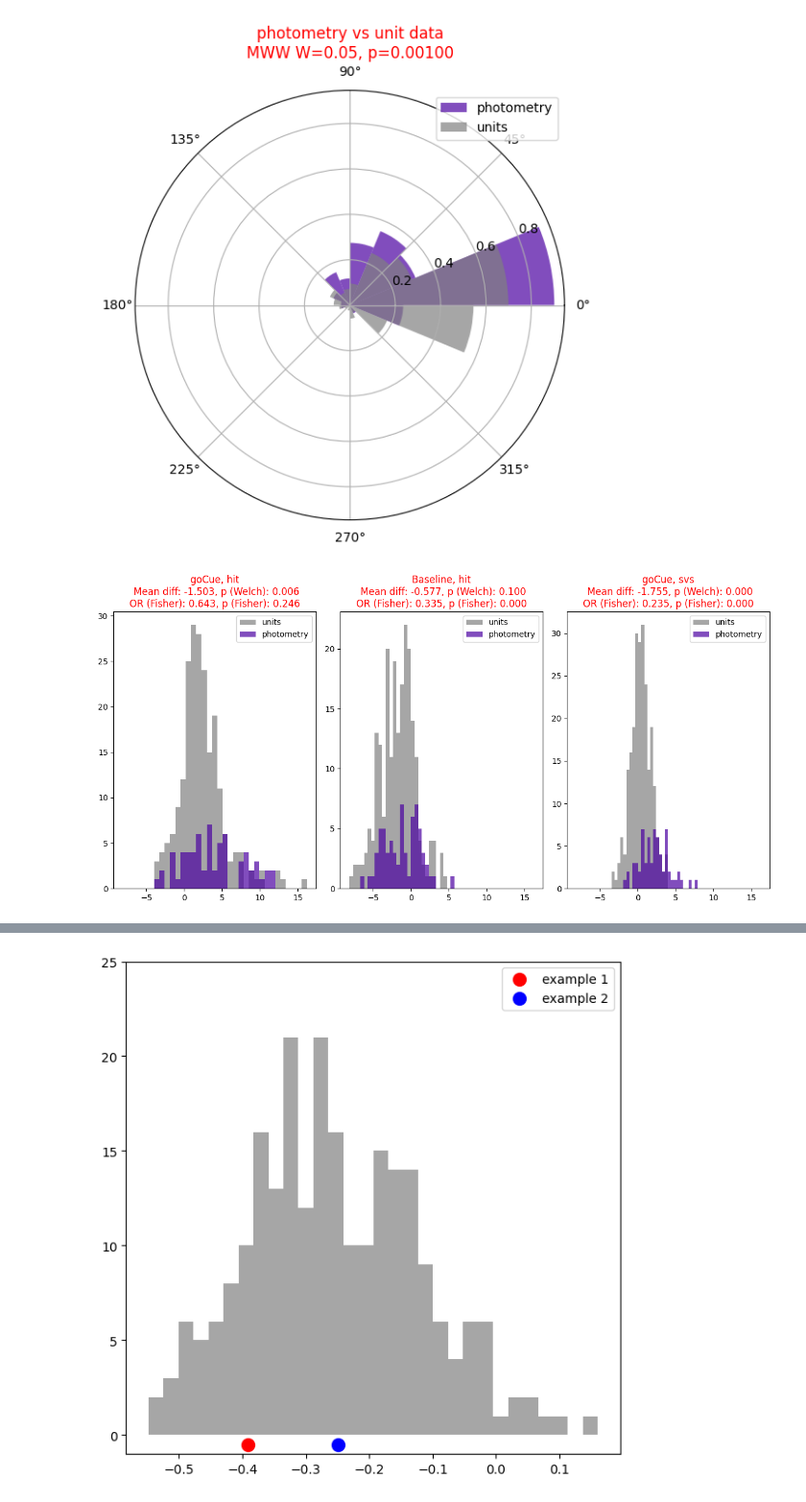
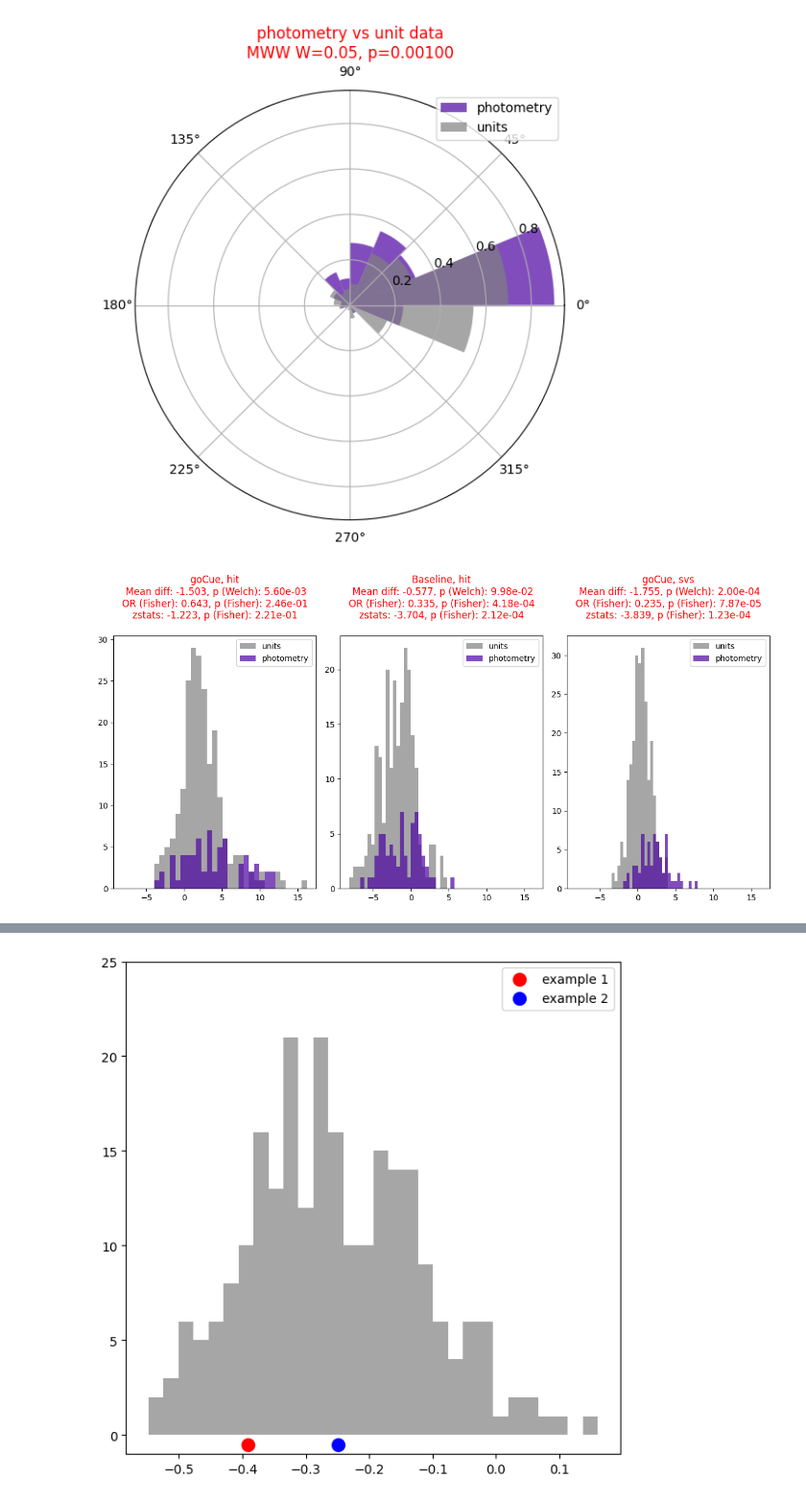
Before and after one commit to AllenNeuralDynamics/aind-beh-ephys-analysis, a Jupyter notebook: code/beh_ephys_analysis/session_combine/manuscript_figures/F_ephys_behavior_action&outcome.ipynb, the cells around one changed output, grey strips where cells are left out. Shown at 96% size. Saved outputs shown, nothing was run; the diff lists cells and outputs as text; code cells hidden in the pictures.

```diff
--- a/code/beh_ephys_analysis/session_combine/manuscript_figures/F_ephys_behavior_action&outcome.ipynb
+++ b/code/beh_ephys_analysis/session_combine/manuscript_figures/F_ephys_behavior_action&outcome.ipynb
@@ -1928,8 +1952,9 @@ result_z = binary_shift_X_vs_Y(
 )
 ax.set_title(
     f'goCue, hit\n '
-    f'Mean diff: {result["mean_diff_X_minus_Y"]:.3f}, p (Welch): {result["p_value_permutation"]:.3f}\n'
-    f'OR (Fisher): {result_z["odds_ratio_fisher"]:.3f}, p (Fisher): {result_z["p_value_fisher"]:.3f}',
+    f'Mean diff: {result["mean_diff_X_minus_Y"]:.3f}, p (Welch): {result["p_value_permutation"]:.2e}\n'
+    f'OR (Fisher): {result_z["odds_ratio_fisher"]:.3f}, p (Fisher): {result_z["p_value_fisher"]:.2e}\n'
+    f'zstats: {result_z["z_stat"]:.3f}, p (Fisher): {result_z["p_value_ztest"]:.2e}\n',
     color='red' if result["p_value_permutation"] < 0.05 or result_z["p_value_fisher"] < 0.05 else 'black'
 )
 
@@ -1956,8 +1981,9 @@ result_z = binary_shift_X_vs_Y(
 )
 ax.set_title(
     f'Baseline, hit\n '
-    f'Mean diff: {result["mean_diff_X_minus_Y"]:.3f}, p (Welch): {result["p_value_permutation"]:.3f}\n'
-    f'OR (Fisher): {result_z["odds_ratio_fisher"]:.3f}, p (Fisher): {result_z["p_value_fisher"]:.3f}',
+    f'Mean diff: {result["mean_diff_X_minus_Y"]:.3f}, p (Welch): {result["p_value_permutation"]:.2e}\n'
+    f'OR (Fisher): {result_z["odds_ratio_fisher"]:.3f}, p (Fisher): {result_z["p_value_fisher"]:.2e}\n'
+    f'zstats: {result_z["z_stat"]:.3f}, p (Fisher): {result_z["p_value_ztest"]:.2e}\n',
     color='red' if result["p_value_permutation"] < 0.05 or result_z["p_value_fisher"] < 0.05 else 'black'
 )
 
@@ -1965,33 +1991,34 @@ ax = axes[2]
 unit_values = features_combined['T_response_svs_hit'].values[filter]
 FP_values = FP_data['tstats_svs'].values
 edges = np.linspace(np.nanmin(np.concatenate([unit_values, FP_values])), np.nanmax(np.concatenate([unit_values, FP_values])), 30)
 ax.hist(unit_values, bins=edges, color='gray', alpha=0.7, label='units')
 ax.hist(FP_values, bins=edges, color=color_anti, alpha=0.7, label='photometry')
 ax.legend()
 result = welch_shift_X_vs_Y(
     unit_values,
     FP_values,
     alternative="two-sided",
     permutations=5000,
     seed=0,
 )
 result_z = binary_shift_X_vs_Y(
     (unit_values > 0).astype(int),
     (FP_values > 0).astype(int),
     alternative="two-sided",
     permutations=5000,
     seed=0,
 )
 ax.set_title(
     f'goCue, svs\n '
-    f'Mean diff: {result["mean_diff_X_minus_Y"]:.3f}, p (Welch): {result["p_value_permutation"]:.3f}\n'
-    f'OR (Fisher): {result_z["odds_ratio_fisher"]:.3f}, p (Fisher): {result_z["p_value_fisher"]:.3f}',
+    f'Mean diff: {result["mean_diff_X_minus_Y"]:.3f}, p (Welch): {result["p_value_permutation"]:.2e}\n'
+    f'OR (Fisher): {result_z["odds_ratio_fisher"]:.3f}, p (Fisher): {result_z["p_value_fisher"]:.2e}\n'
+    f'zstats: {result_z["z_stat"]:.3f}, p (Fisher): {result_z["p_value_ztest"]:.2e}\n',
     color='red' if result["p_value_permutation"] < 0.05 or result_z["p_value_fisher"] < 0.05 else 'black'
 )
 plt.tight_layout()
 plt.savefig(os.path.join(
     target_folder,
     f'comparison_photometry_units_histograms_{criteria_name}.pdf'
 ), bbox_inches='tight')
 # %% [output]
-[figure, old version]
+[figure, new version]
```
Also changed, not shown: parts of 20 cells of this notebook, 1 other file.
